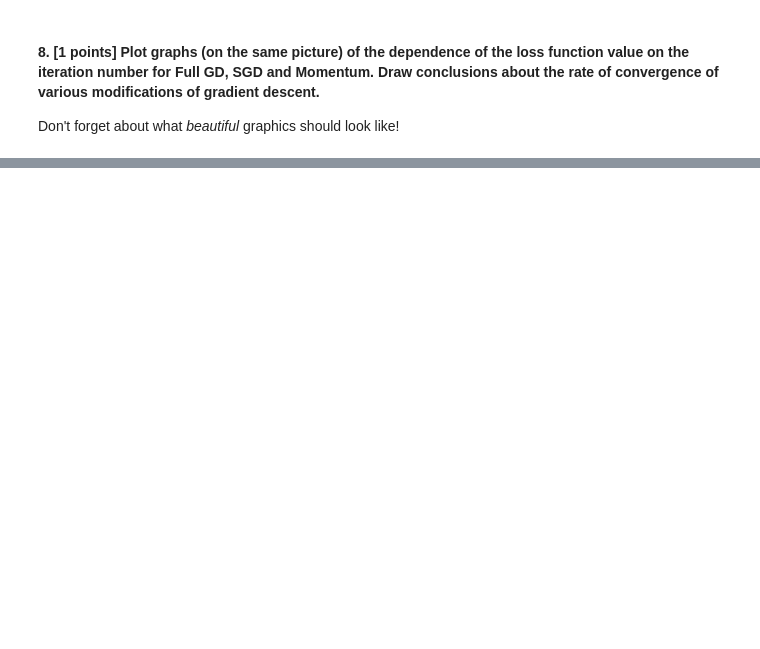
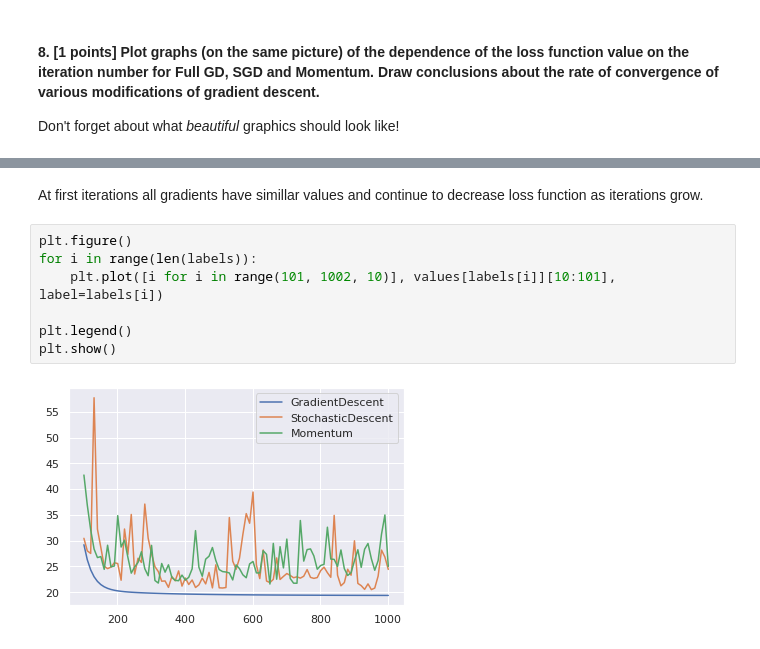
Before and after one commit to aamatevosyan/ml_se, a Jupyter notebook: hw/hw_2/homework-practice-02_v3.ipynb, the cells around one changed output, grey strips where cells are left out. Saved outputs shown, nothing was run; the diff lists cells and outputs as text; blank space fills up the shorter version.

```diff
--- a/hw/hw_2/homework-practice-02_v3.ipynb
+++ b/hw/hw_2/homework-practice-02_v3.ipynb
@@ -468,0 +759,11 @@ Don't forget about what *beautiful* graphics should look like!
+# %% [markdown]
+At first iterations all gradients have simillar values and continue to decrease loss function as iterations grow.
+# %%
+plt.figure()
+for i in range(len(labels)):
+    plt.plot([i for i in range(101, 1002, 10)], values[labels[i]][10:101], label=labels[i])
+
+plt.legend()
+plt.show()
+# %% [output]
+[figure, added]
```
Also changed, not shown: parts of 22 cells of this notebook.
